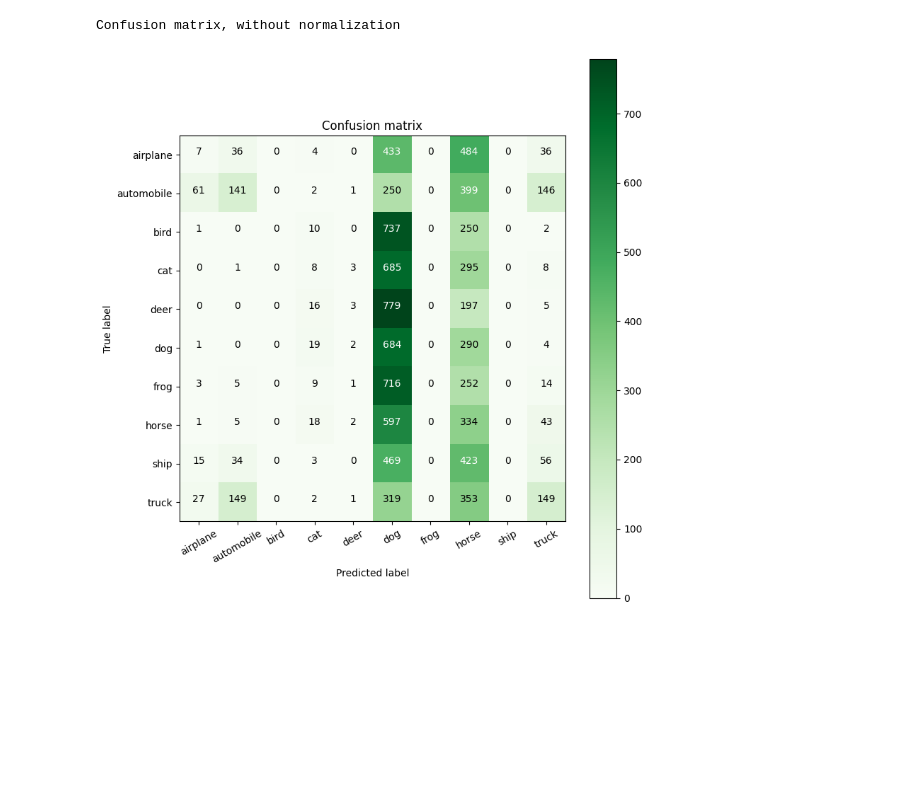
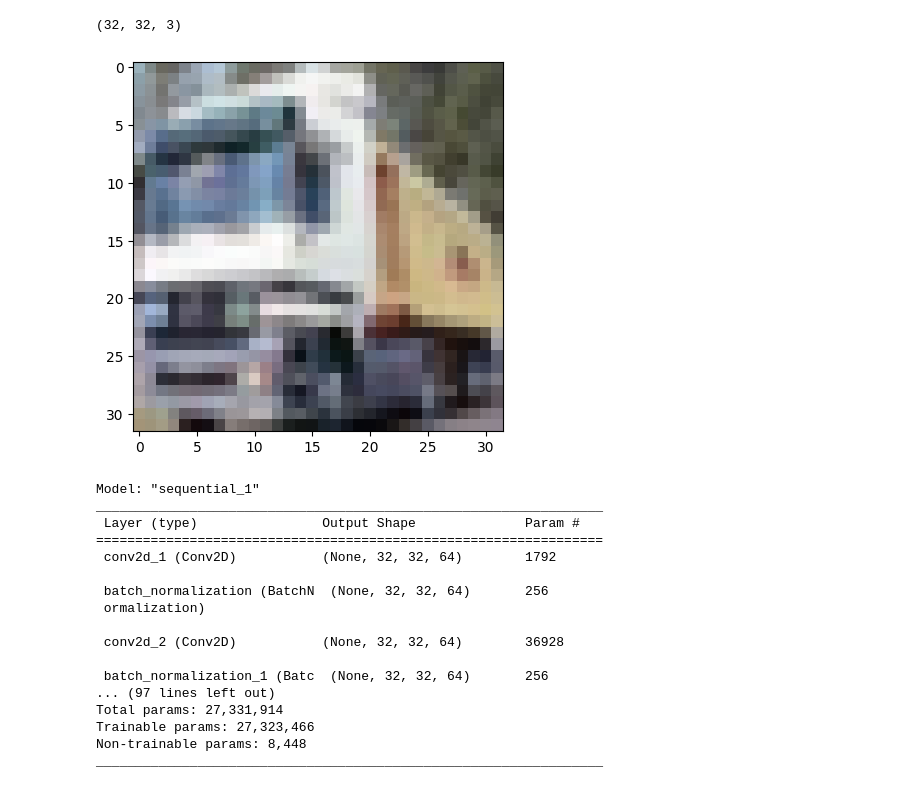
Before and after one commit to VarnaNemulla/Assignment8, a Jupyter notebook: DL_Assignment_8.ipynb, the cells around one changed output. Saved outputs shown, nothing was run; the diff lists cells and outputs as text; code cells hidden in the pictures; blank space fills up the shorter version.

```diff
--- a/DL_Assignment_8.ipynb
+++ b/DL_Assignment_8.ipynb
@@ -20,3 +2,0 @@ Extract data and train and test dataset
-# %%
-#cifar100 = tf.keras.datasets.cifar100
-(X_train,Y_train) , (X_test,Y_test) = cifar10.load_data()
@@ -253,6 +2,0 @@ def plot_confusion_matrix(cm, classes,
-# %%
-plt.figure(figsize=(8,8))
-plot_confusion_matrix(cm,classes)
-# %% [output]
-Confusion matrix, without normalization
-[figure, removed]
@@ -258,0 +11,3 @@ Confusion matrix, without normalization
+# %%
+#generate cifar10 data
+(x_train,y_train),(x_test,y_test) = cifar10.load_data()
@@ -258,0 +23,7 @@ Confusion matrix, without normalization
+# %%
+# check data
+plt.imshow(x_train[1])
+print(x_train[1].shape)
+# %% [output]
+(32, 32, 3)
+[figure, added]
@@ -258,0 +84,20 @@ Confusion matrix, without normalization
+# %%
+model.summary()
+# %% [output]
+Model: "sequential_1"
+_________________________________________________________________
+ Layer (type)                Output Shape              Param #
+=================================================================
+ conv2d_1 (Conv2D)           (None, 32, 32, 64)        1792
+
+ batch_normalization (BatchN  (None, 32, 32, 64)       256
+ ormalization)
+
+ conv2d_2 (Conv2D)           (None, 32, 32, 64)        36928
+
+ batch_normalization_1 (Batc  (None, 32, 32, 64)       256
+... (97 lines left out)
+Total params: 27,331,914
+Trainable params: 27,323,466
+Non-trainable params: 8,448
+_________________________________________________________________
```
Also changed, not shown: parts of 35 cells of this notebook.
